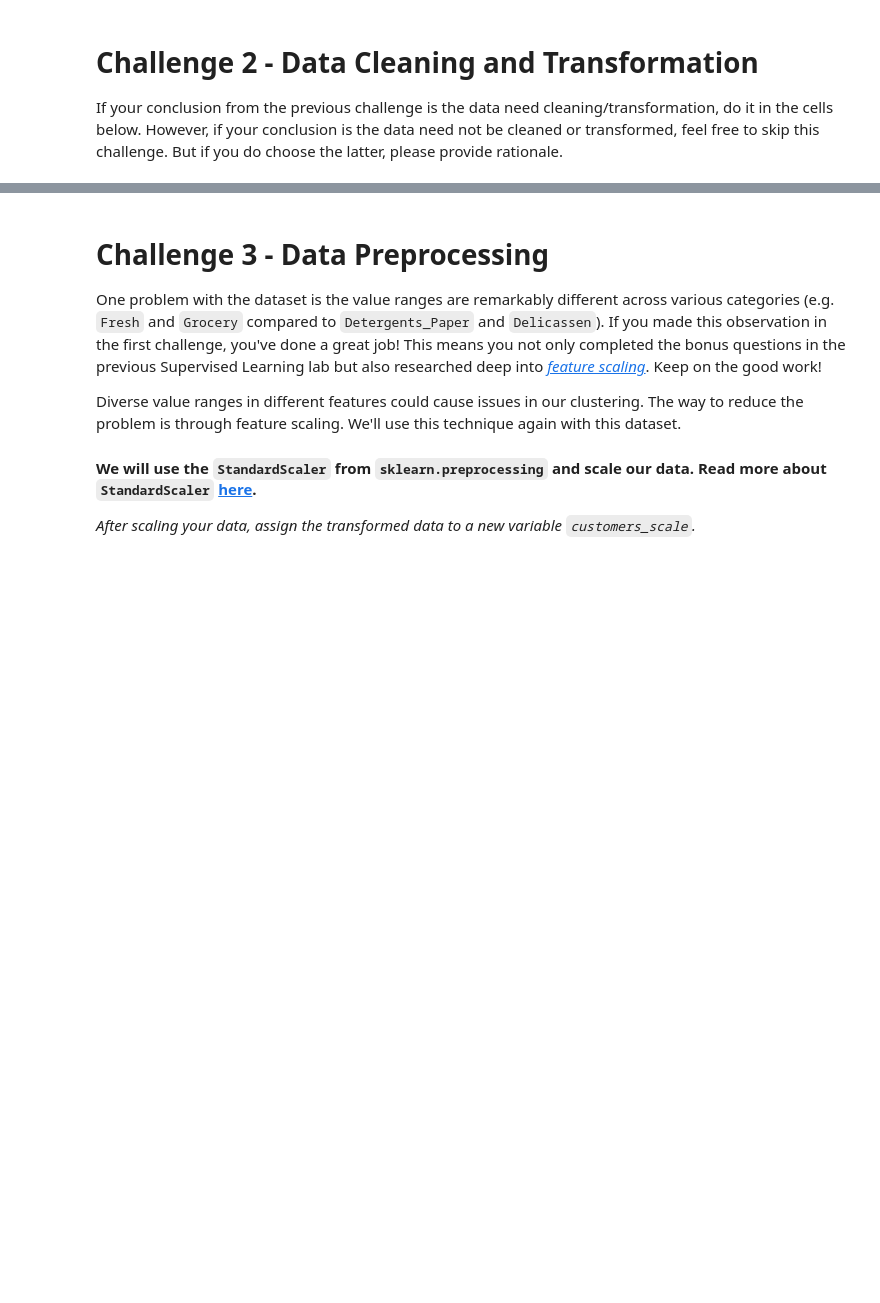
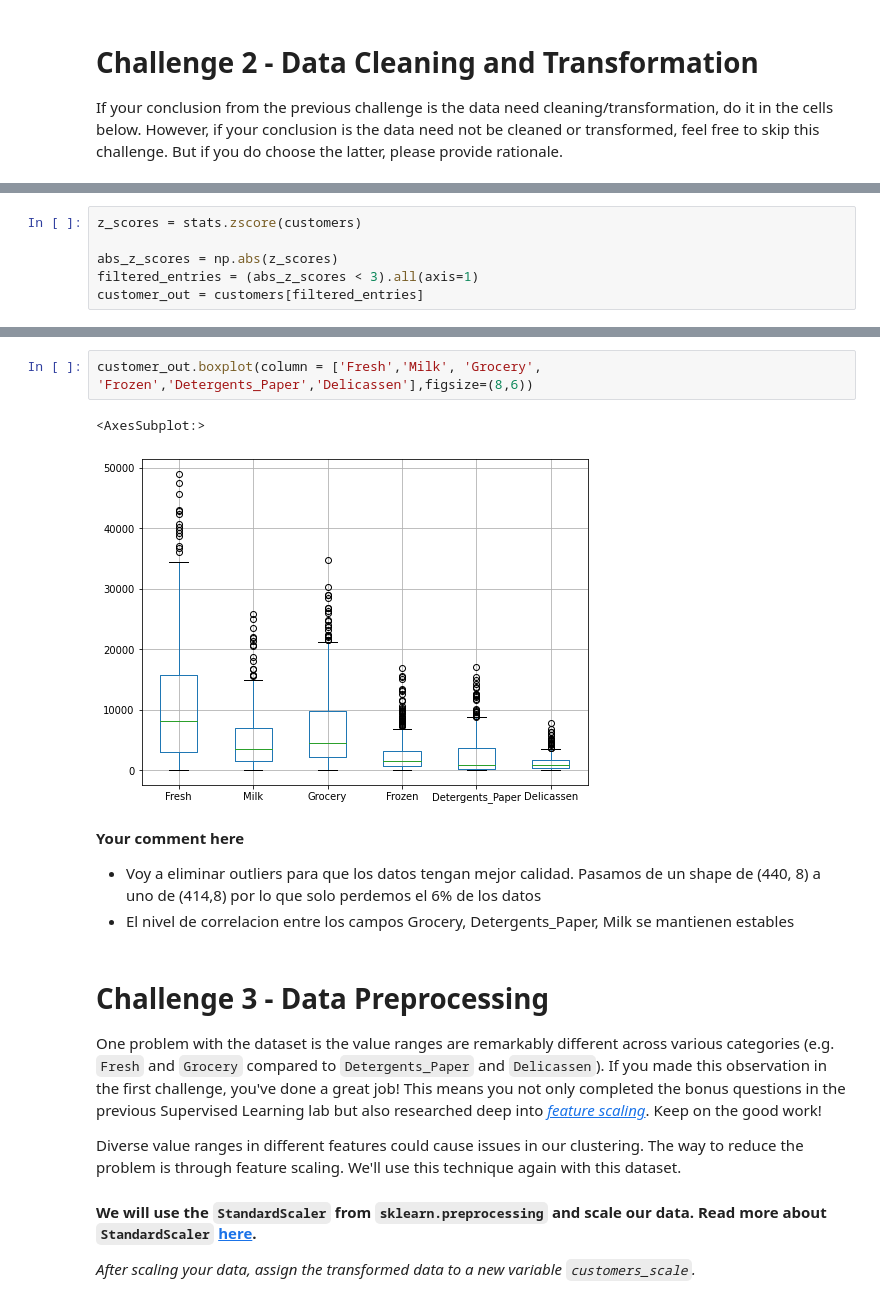
Before and after one commit to Ironhack-Data-Madrid-Mayo-2022/7.4-lab-unsupervised-learning, a Jupyter notebook: your-code/main.ipynb, the cells around one changed output, grey strips where cells are left out. Saved outputs shown, nothing was run; the diff lists cells and outputs as text; blank space fills up the shorter version.

```diff
--- a/your-code/main.ipynb
+++ b/your-code/main.ipynb
@@ -75,0 +255,6 @@ If your conclusion from the previous challenge is the data need cleaning/transfo
+# %%
+z_scores = stats.zscore(customers)
+
+abs_z_scores = np.abs(z_scores)
+filtered_entries = (abs_z_scores < 3).all(axis=1)
+customer_out = customers[filtered_entries]
@@ -76,3 +290,13 @@ If your conclusion from the previous challenge is the data need cleaning/transfo
+# %%
+customer_out.boxplot(column = ['Fresh','Milk', 'Grocery', 'Frozen','Detergents_Paper','Delicassen'],figsize=(8,6))
+# %% [output]
+<AxesSubplot:>
+[figure, added]
+# %% [markdown]
+**Your comment here**
+
++ Voy a eliminar outliers para que los datos tengan mejor calidad. Pasamos de un shape de (440, 8) a uno de (414,8) por lo que solo perdemos el 6% de los datos
++ El nivel de correlacion entre los campos Grocery, Detergents_Paper, Milk se mantienen estables
 # %% [markdown]
 # Challenge 3 - Data Preprocessing
 
```
Also changed, not shown: parts of 30 cells of this notebook.
